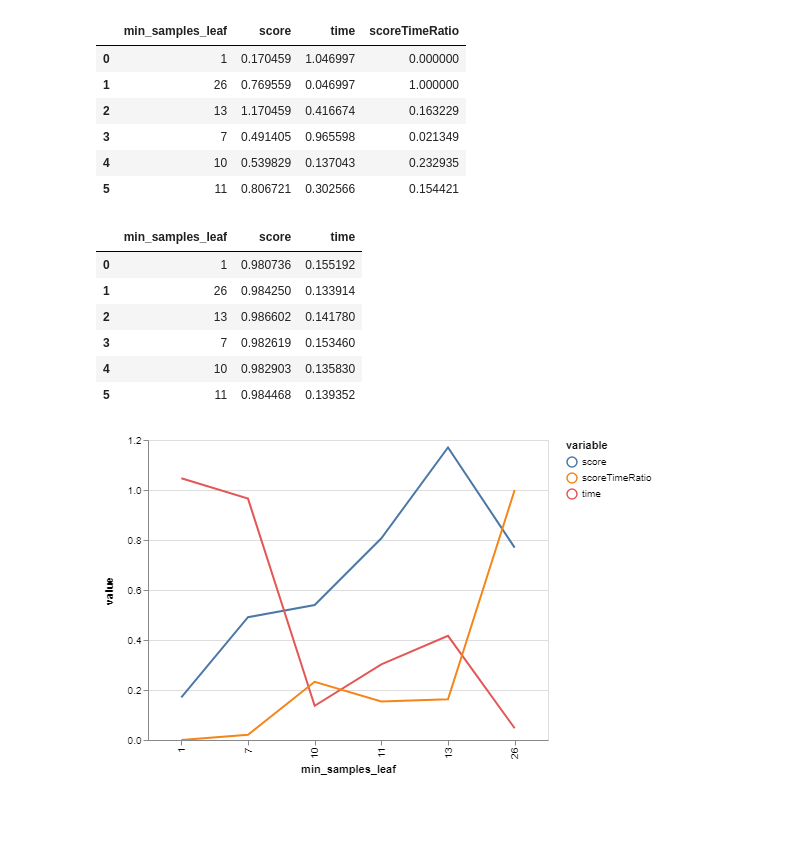
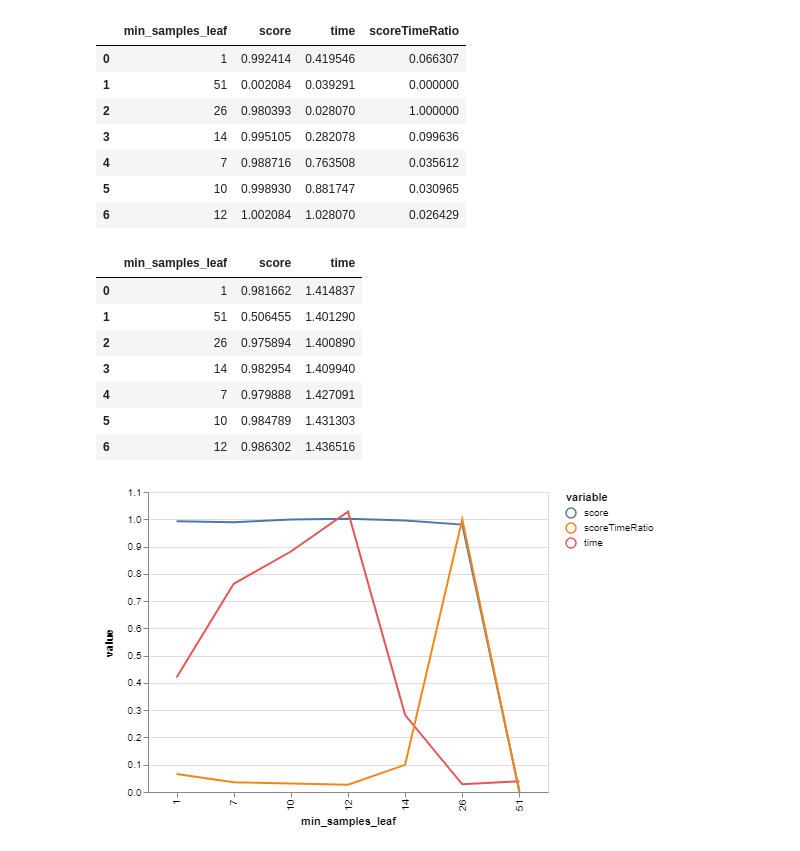
Before and after one commit to mattalhonte/binary-grid-search, a Jupyter notebook: Introspect Trees (Samples).ipynb, the cells around one changed output. Drawn from its saved outputs; the diff is of its cells as text; code cells hidden in the pictures; blank space fills up the shorter version.

```diff
--- a/Introspect Trees (Samples).ipynb
+++ b/Introspect Trees (Samples).ipynb
@@ -67,3 +57,17 @@ def getForestAccuracy(X, y, metric, kwargs):
+# %%
+from sklearn.metrics import precision_recall_curve
+from sklearn.metrics import auc
+from sklearn.model_selection import cross_val_score
+
+def auc_prc(estimator, X, y):
+    estimator.fit(X, y)
+    y_pred = estimator.oob_decision_function_[:, 1]
+    precision, recall, _ = precision_recall_curve(y, y_pred)
+    return auc(recall, precision)
+
+def getForestAccuracyCV(X, y, kwargs):
+    clf = RandomForestClassifier(**kwargs)
+    return np.mean(cross_val_score(clf, X, y, scoring=auc_prc, cv=5))
 # %%
 min_samples_leaf = bgs.compareValsBaseCase(X,
                     y,
@@ -100,27 +103,28 @@ bgs.showTimeScoreChartAndGraph(min_samples_leaf)
 # %%
 min_samples_leaf = bgs.compareValsBaseCase(X,
                     y,
-                    getForestAccuracy,
+                    getForestAccuracyCV,
                     rfArgs,
-                    roc_auc_score,
                     "min_samples_leaf",
                     0,
                     1,
-                    26)
+                    51)
 bgs.showTimeScoreChartAndGraph(min_samples_leaf)
 # %% [output]
 |  | min_samples_leaf | score | time | scoreTimeRatio |
-| 0 | 1 | 0.170459 | 1.046997 | 0.000000 |
-| 1 | 26 | 0.769559 | 0.046997 | 1.000000 |
-| 2 | 13 | 1.170459 | 0.416674 | 0.163229 |
-| 3 | 7 | 0.491405 | 0.965598 | 0.021349 |
-| 4 | 10 | 0.539829 | 0.137043 | 0.232935 |
-| 5 | 11 | 0.806721 | 0.302566 | 0.154421 |
+| 0 | 1 | 0.992414 | 0.419546 | 0.066307 |
+| 1 | 51 | 0.002084 | 0.039291 | 0.000000 |
+| 2 | 26 | 0.980393 | 0.028070 | 1.000000 |
+| 3 | 14 | 0.995105 | 0.282078 | 0.099636 |
+| 4 | 7 | 0.988716 | 0.763508 | 0.035612 |
+| 5 | 10 | 0.998930 | 0.881747 | 0.030965 |
+| 6 | 12 | 1.002084 | 1.028070 | 0.026429 |
 |  | min_samples_leaf | score | time |
-| 0 | 1 | 0.980736 | 0.155192 |
-| 1 | 26 | 0.984250 | 0.133914 |
-| 2 | 13 | 0.986602 | 0.141780 |
-| 3 | 7 | 0.982619 | 0.153460 |
-| 4 | 10 | 0.982903 | 0.135830 |
-| 5 | 11 | 0.984468 | 0.139352 |
+| 0 | 1 | 0.981662 | 1.414837 |
+| 1 | 51 | 0.506455 | 1.401290 |
+| 2 | 26 | 0.975894 | 1.400890 |
+| 3 | 14 | 0.982954 | 1.409940 |
+| 4 | 7 | 0.979888 | 1.427091 |
+| 5 | 10 | 0.984789 | 1.431303 |
+| 6 | 12 | 0.986302 | 1.436516 |
-[figure, old version]
+[figure, new version]
```
Also changed, not shown: parts of 6 cells of this notebook.
